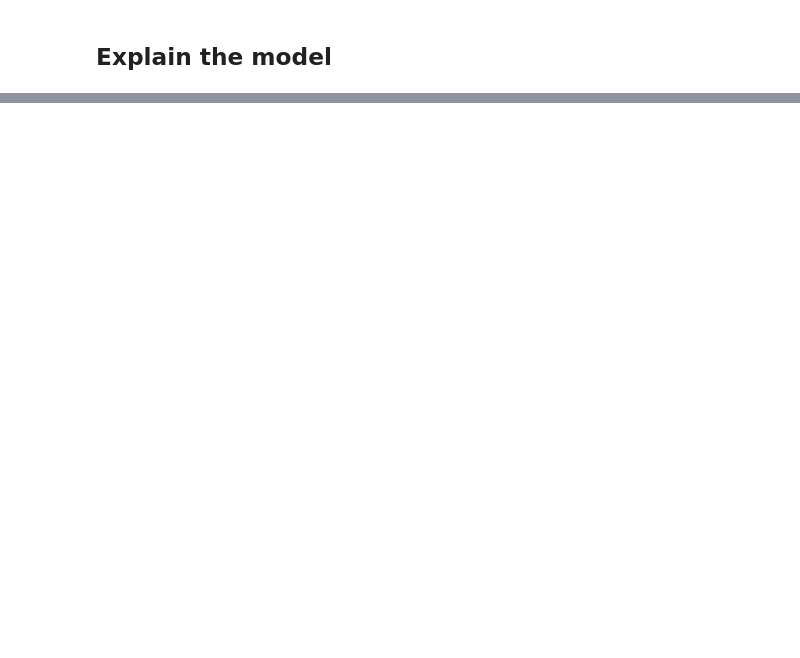
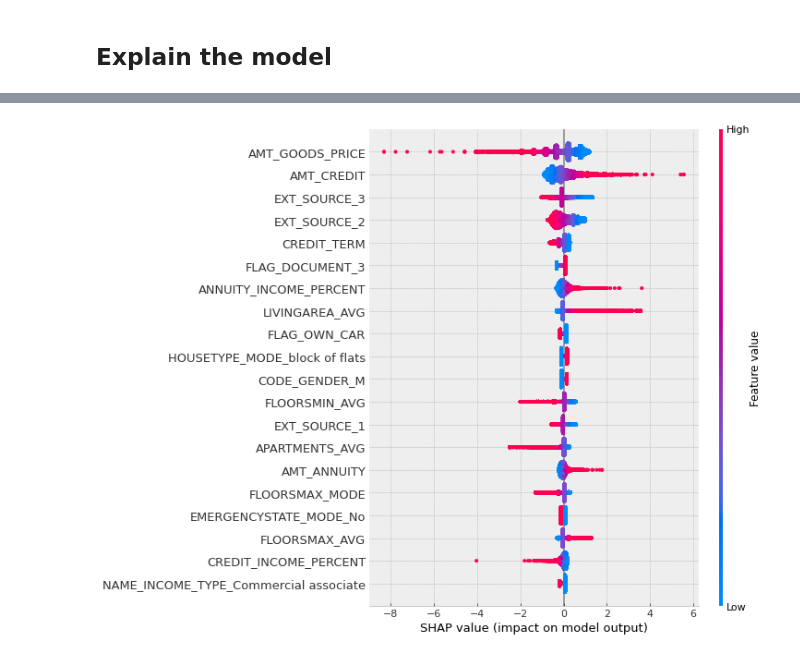
Before and after one commit to HuguesMAP/OC-P7-Impl-mentez-un-mod-le-de-scoring, a Jupyter notebook: Projet 7 - Implémentez un modèle de scoring - Modélisation.ipynb, the cells around one changed output, grey strips where cells are left out. Cells and saved outputs as stored; diff of their text form; code cells hidden in the pictures; blank space fills up the shorter version.

```diff
--- a/Projet 7 - Implémentez un modèle de scoring - Modélisation.ipynb
+++ b/Projet 7 - Implémentez un modèle de scoring - Modélisation.ipynb
@@ -958,0 +923,5 @@ test.index.get_loc(32777)
+# %%
+#plot the feature importance
+shap.summary_plot(shap_values, X_sample2_train_preproc)
+# %% [output]
+[figure, added]
```
Also changed, not shown: parts of 49 cells of this notebook, 2 other files.
